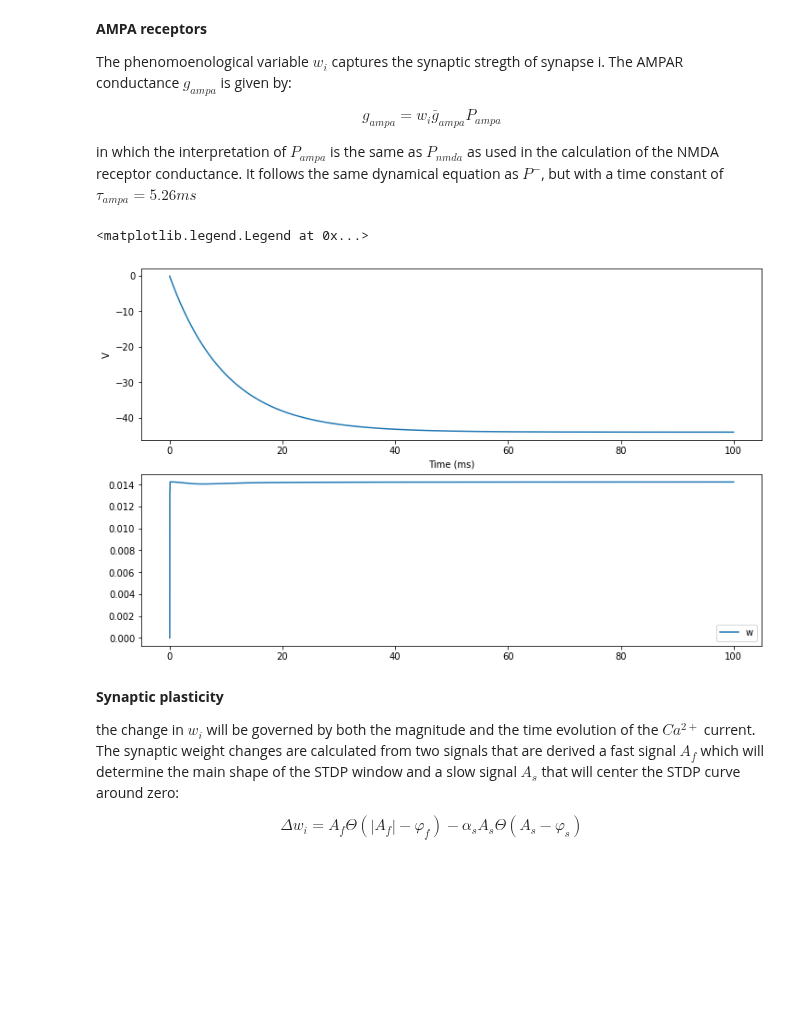
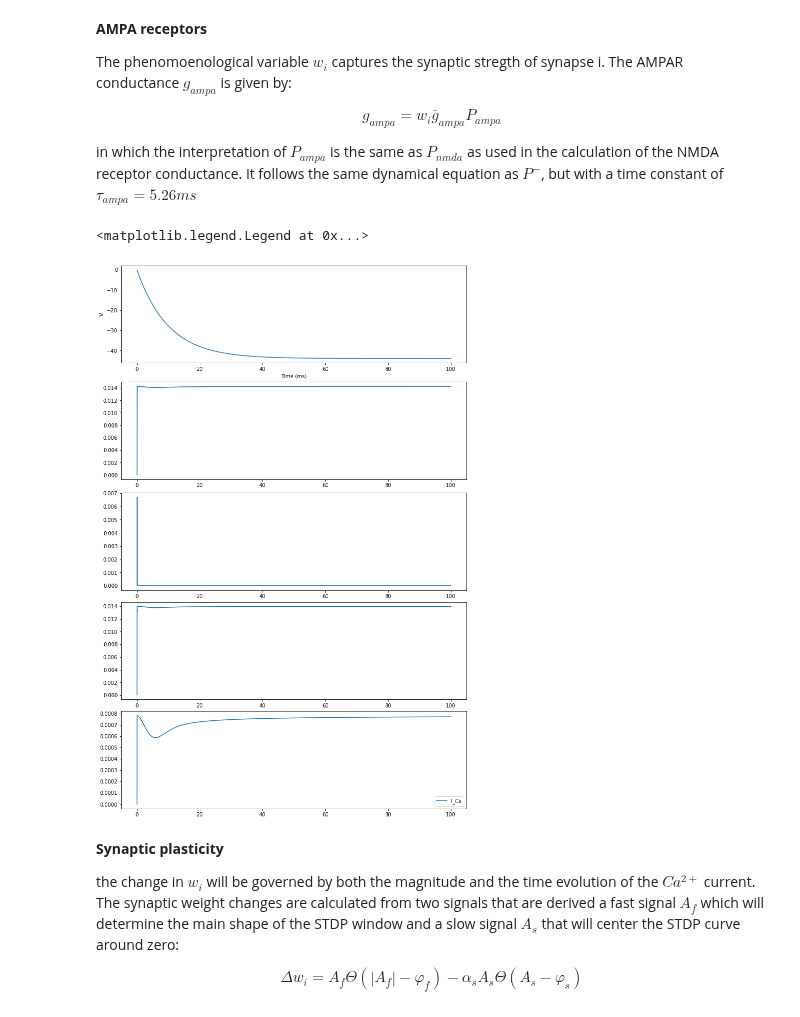
Before and after one commit to AohuaCheng/Neuro-and-Complexity-Science, a Jupyter notebook: Coding/STDP/STDP.ipynb, the cells around one changed output. Drawn from its saved outputs; the diff is of its cells as text; code cells hidden in the pictures; blank space fills up the shorter version.

```diff
--- a/Coding/STDP/STDP.ipynb
+++ b/Coding/STDP/STDP.ipynb
@@ -288,20 +288,26 @@ class Synapse(bp.TwoEndConn):
 # %%
 neu1 = LIF(1, monitors=['V', 'V_lp'])
 neu2 = LIF(1, monitors=['V'])
-syn1 = Synapse(pre=neu1, post=neu2, conn=bp.connect.All2All(), monitors=['w'])
+syn1 = Synapse(pre=neu1, post=neu2, conn=bp.connect.All2All(), monitors=['w','c_Ca','I_Ca','g_nmda'])
 net1 = bp.Network(neu1, syn1, neu2)
 net1.run(100., inputs=(neu1, 'input', 21.))
 
 
-fig, gs = bp.visualize.get_figure(2, 1, 3, 10)
+fig, gs = bp.visualize.get_figure(5, 1, 3, 10)
 fig.add_subplot(gs[0, 0])
 bp.visualize.line_plot(neu1.mon.ts, neu1.mon.V, ylabel='V')
 fig.add_subplot(gs[1, 0])
 plt.plot(syn1.mon.ts, syn1.mon.w[:, 0], label='w')
+fig.add_subplot(gs[2, 0])
+plt.plot(syn1.mon.ts, np.gradient(syn1.mon.w[:, 0]), label='w')
+fig.add_subplot(gs[3, 0])
+plt.plot(syn1.mon.ts, syn1.mon.c_Ca[:, 0], label='c_Ca')
+fig.add_subplot(gs[4, 0])
+plt.plot(syn1.mon.ts, syn1.mon.I_Ca[:, 0], label='I_Ca')
 plt.legend()
 # %% [output]
 <matplotlib.legend.Legend at 0x...>
-[figure, old version]
+[figure, new version]
 # %% [markdown]
 **Synaptic plasticity**
 
```
Also changed, not shown: parts of 1 cell of this notebook.
